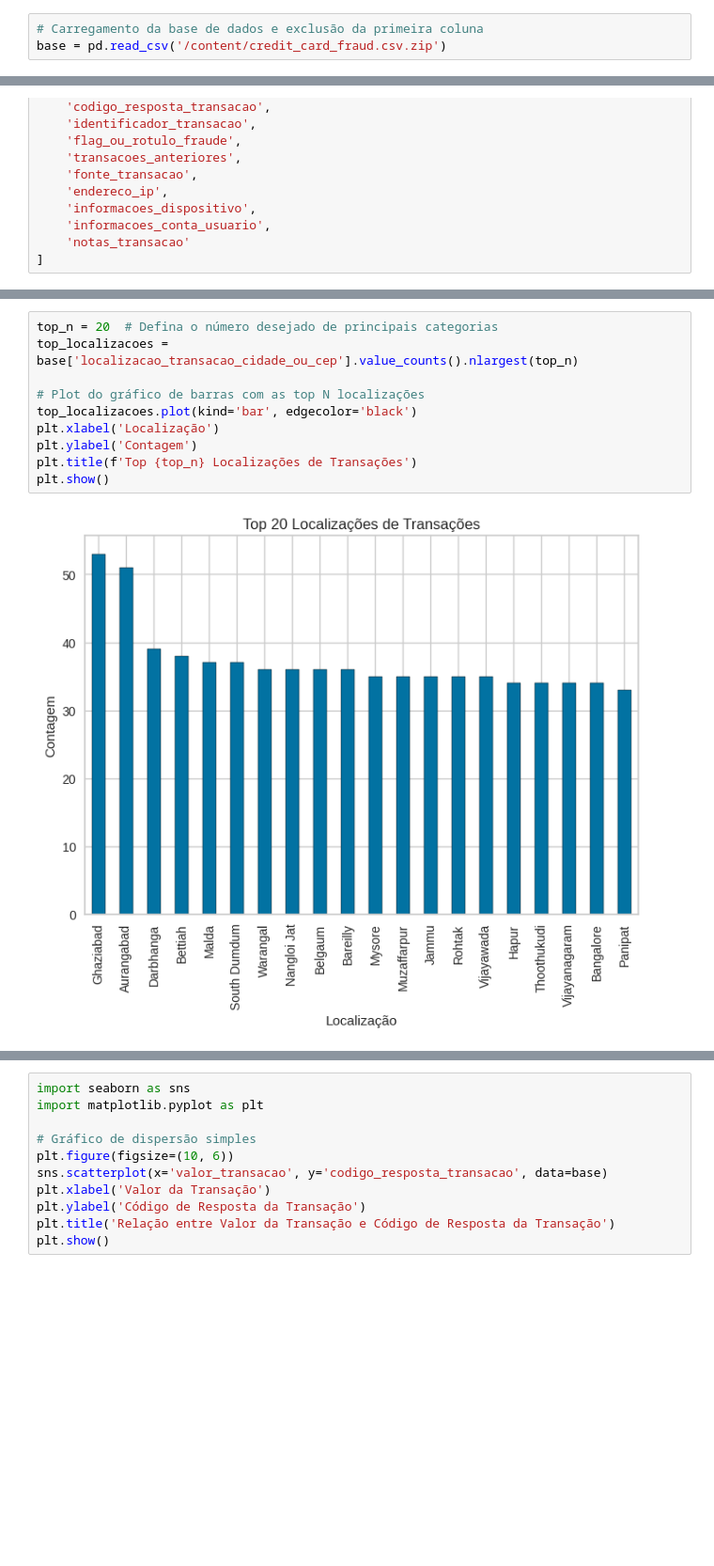
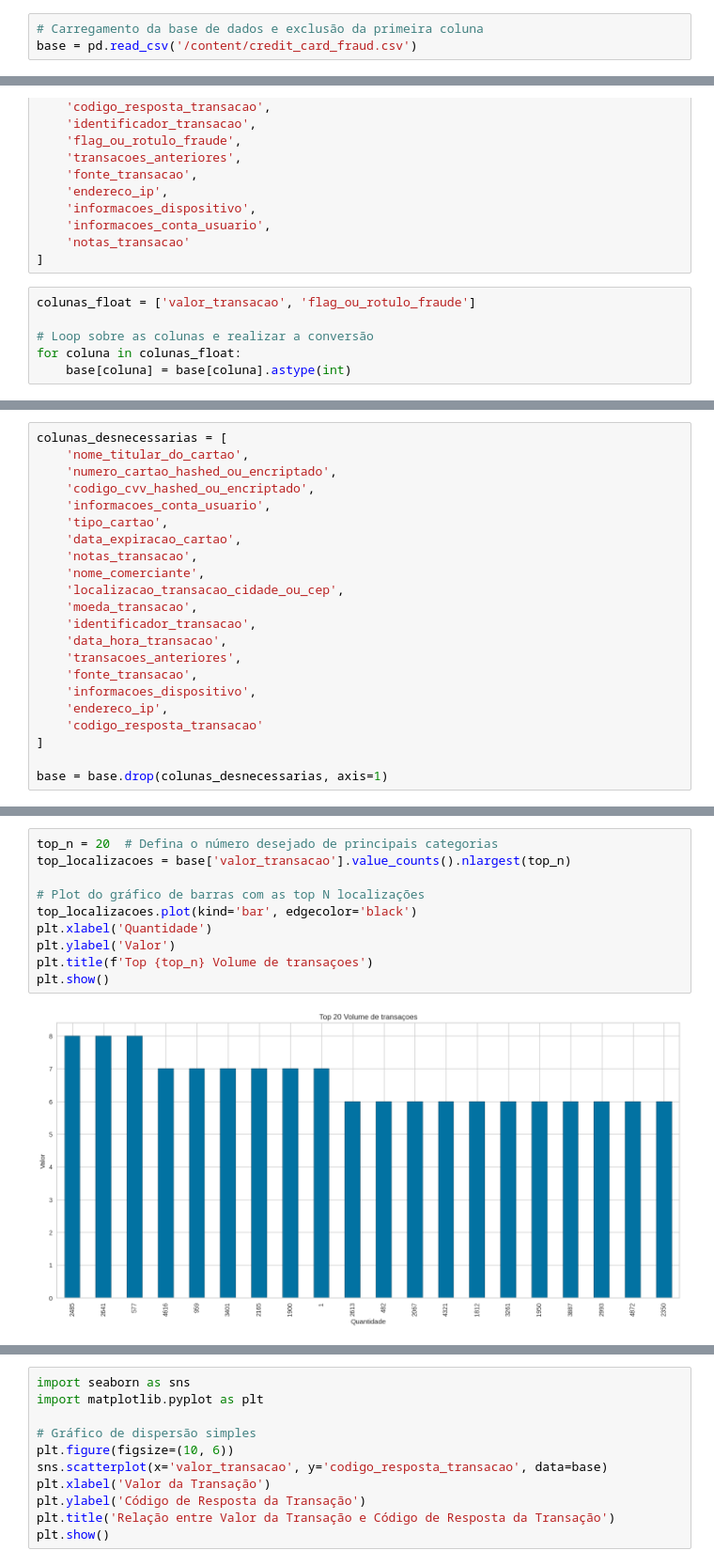
Before and after one commit to RodrigoDSVDF/Projeto1, a Jupyter notebook: 1_regressao_linear_simples_.ipynb, the cells around one changed output, grey strips where cells are left out. Shown: that part at 94% size. Saved outputs shown, nothing was run; the diff lists cells and outputs as text; blank space fills up the shorter version.

```diff
--- a/1_regressao_linear_simples_.ipynb
+++ b/1_regressao_linear_simples_.ipynb
@@ -14,6 +19,6 @@ from yellowbrick.regressor import ResidualsPlot
 # %%
 # Carregamento da base de dados e exclusão da primeira coluna
-base = pd.read_csv('/content/credit_card_fraud.csv.zip')
+base = pd.read_csv('/content/credit_card_fraud.csv')
 # %%
 base.head()
 # %% [output]
@@ -46,3 +71,9 @@ base.columns = [
     'informacoes_conta_usuario',
     'notas_transacao'
 ]
+# %%
+colunas_float = ['valor_transacao', 'flag_ou_rotulo_fraude']
+
+# Loop sobre as colunas e realizar a conversão
+for coluna in colunas_float:
+    base[coluna] = base[coluna].astype(int)
@@ -49,3 +100,25 @@ base.columns = [
+# %%
+colunas_desnecessarias = [
+    'nome_titular_do_cartao',
+    'numero_cartao_hashed_ou_encriptado',
+    'codigo_cvv_hashed_ou_encriptado',
+    'informacoes_conta_usuario',
+    'tipo_cartao',
+    'data_expiracao_cartao',
+    'notas_transacao',
+    'nome_comerciante',
+    'localizacao_transacao_cidade_ou_cep',
+    'moeda_transacao',
+    'identificador_transacao',
+    'data_hora_transacao',
+    'transacoes_anteriores',
+    'fonte_transacao',
+    'informacoes_dispositivo',
+    'endereco_ip',
+    'codigo_resposta_transacao'
+]
+
+base = base.drop(colunas_desnecessarias, axis=1)
 # %%
 base.head()
 # %% [output]
@@ -72,12 +131,12 @@ plt.show()
 # %%
 top_n = 20  # Defina o número desejado de principais categorias
-top_localizacoes = base['localizacao_transacao_cidade_ou_cep'].value_counts().nlargest(top_n)
+top_localizacoes = base['valor_transacao'].value_counts().nlargest(top_n)
 
 # Plot do gráfico de barras com as top N localizações
 top_localizacoes.plot(kind='bar', edgecolor='black')
-plt.xlabel('Localização')
-plt.ylabel('Contagem')
-plt.title(f'Top {top_n} Localizações de Transações')
+plt.xlabel('Quantidade')
+plt.ylabel('Valor')
+plt.title(f'Top {top_n} Volume de transaçoes')
 plt.show()
 # %% [output]
-[figure, old version]
+[figure, new version]
```
Also changed, not shown: parts of 44 cells of this notebook.
